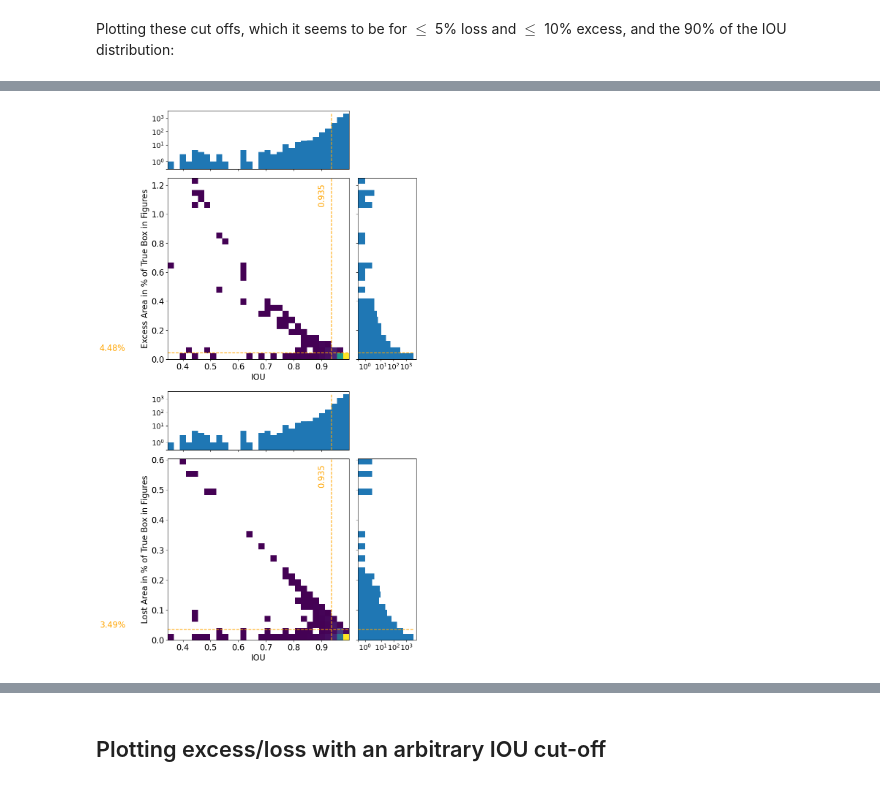
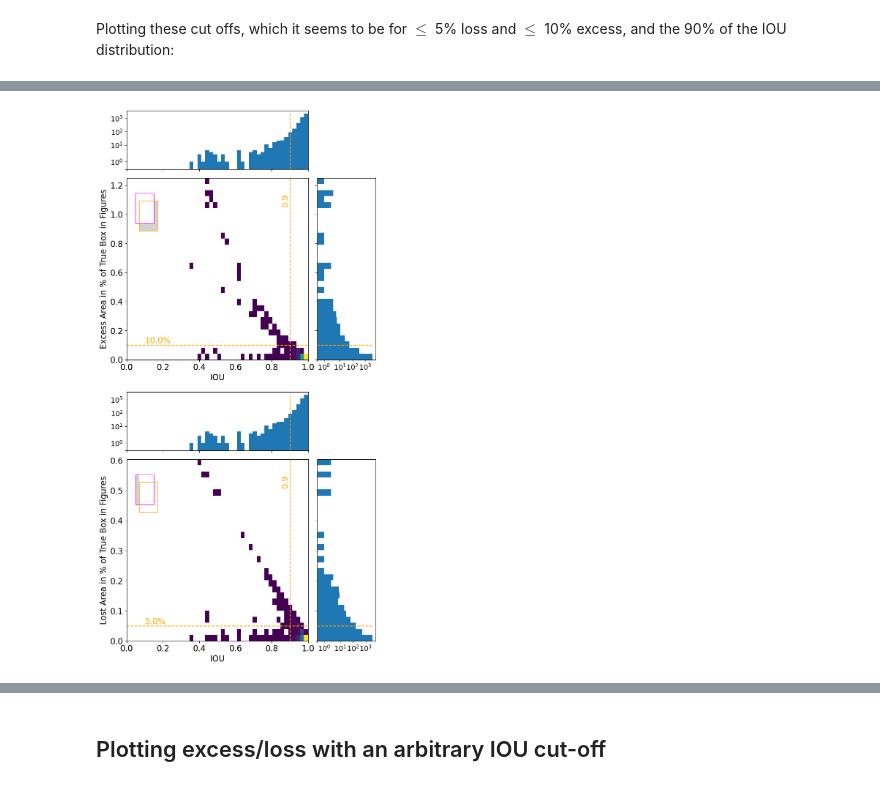
Before and after one commit to ReadingTimeMachine/digitization_at_high_localization, a Jupyter notebook: iou_vs_metrics_of_interest.ipynb, the cells around one changed output, grey strips where cells are left out. Cells and saved outputs as stored; diff of their text form; code cells hidden in the pictures.

Commit message:
plotting

```diff
--- a/iou_vs_metrics_of_interest.ipynb
+++ b/iou_vs_metrics_of_interest.ipynb
@@ -14,7 +14,7 @@ weightsFile = 'training_1model12_tfrec_model_l0.019131713.h5'
 #use_training = False
 #use_valid = True
 
-save_fig_name = '/Users/jnaiman/Dropbox/wwt_image_extraction/FigureLocalization/paper2/figures/iou_dist_figures.png'
+save_fig_name_base = '/Users/jnaiman/Dropbox/wwt_image_extraction/FigureLocalization/paper2/figures/iou_dist_'
 # %%
 import pickle
 import numpy as np
@@ -439,7 +449,6 @@ for i in range(nPlots):
 
 
 
-
 xs = []; ys = []; ytits = []
 #excess figs
 mask = excess_figs > -1
@@ -457,29 +466,44 @@ xs.append(x.copy()); ys.append(y.copy()); ytits.append('Excess Area in % of True
 mask = loss_caps > -1
 x = ious_caps[mask]; y = loss_caps[mask]
 xs.append(x.copy()); ys.append(y.copy()); ytits.append('Lost Area in % of True Box in Figure Captions')
+type_plot = ['excess','loss','excess','loss']
 
-# calcs
-xps=[]; yps=[]
-for x,y, in zip(xs,ys):
-    yp = np.percentile(y,percent_out)
-    xp = np.percentile(x,100-percent_out)
-    xps.append(xp); yps.append(yp)
+# # calcs
+# xps=[]; yps=[]
+# for x,y, in zip(xs,ys):
+#     yp = np.percentile(y,percent_out)
+#     xp = np.percentile(x,100-percent_out)
+#     xps.append(xp); yps.append(yp)
+
+# fig excess, fig loss, cap excess, cap loss
+yps = [0.10, 0.05, 0.1, 0.05]
+# IOUs
+xps = [0.9, 0.9, 0.9, 0.9]
+
+w = 0.1; h = 0.2
+# xmin, ymin, w, h - true
+x1 = 0.05; y1 = 0.9; x2 = x1+w; y2 = y1+h
+ctrue = 'magenta'
+# xmin, ymin, w, h - found
+x1fh = 0.07; y1fh = 0.85; x2fh = x1fh+w; y2fh = y1fh+h
+cfound='orange'
+# scales
+bx1 = 0.0; bx2 = 1.0; by1 = 0.0; by2 = 1.2
 
 
-for x,y,axScatter,axHistx,axHisty,ytit in zip(xs,ys,axScatters,axHistxs,axHistys,ytits):
-    yp = np.percentile(y,percent_out)
-    xp = np.percentile(x,100-percent_out)
 
+for x,y,axScatter,axHistx,axHisty,ytit,xp,yp,tp in zip(xs,ys,axScatters,axHistxs,axHistys,ytits,xps,yps,type_plot):
     # the scatter plot:
     axScatter.hist2d(x,y, cmap='viridis',cmin=1, bins=nbins)
+    #axScatter.set_xlim((x.min(),x.max()))
+    axScatter.set_xlim((0,1))
+    axScatter.set_ylim((y.min(),y.max()))
+    axScatter.set_xlabel('IOU')
+    axScatter.set_ylabel(ytit)
     axScatter.plot([xp,xp],axScatter.get_ylim(),'--', color='orange')
     axScatter.plot(axScatter.get_xlim(),[yp,yp],'--', color='orange')
 
-    axScatter.set_xlim((x.min(),x.max()))
-    axScatter.set_ylim((y.min(),y.max()))
-    axScatter.set_xlabel('IOU')
-    axScatter.set_ylabel(ytit)
-
+    # where do x/y text live?
     axScatter.text(0.1,yp+0.01*(y.max()-y.min()), str(round(yp*100,2))+'%',color='orange')
     axScatter.text(xp-0.05, 0.85*(y.max()-y.min()), str(round(xp,3)),color='orange',rotation=90)
 
@@ -496,6 +520,56 @@ for x,y,axScatter,axHistx,axHisty,ytit in zip(xs,ys,axScatters,axHistxs,axHistys
 
     axHistx.set_yscale('symlog')
     axHisty.set_xscale('symlog') # note in this case its x-scale because flipped!
+
+    # draw boxes, rescale so same on all plots
+    # true
+    x1t = (x1-axScatter.get_xlim()[0])/(bx2-bx1)*(axScatter.get_xlim()[1]-axScatter.get_xlim()[0])
+    x2t = (x2-axScatter.get_xlim()[0])/(bx2-bx1)*(axScatter.get_xlim()[1]-axScatter.get_xlim()[0])
+    y1t = (y1-axScatter.get_ylim()[0])/(by2-by1)*(axScatter.get_ylim()[1]-axScatter.get_ylim()[0])
+    y2t = (y2-axScatter.get_ylim()[0])/(by2-by1)*(axScatter.get_ylim()[1]-axScatter.get_ylim()[0])
+    # true
+    x1f = (x1fh-axScatter.get_xlim()[0])/(bx2-bx1)*(axScatter.get_xlim()[1]-axScatter.get_xlim()[0])
+    x2f = (x2fh-axScatter.get_xlim()[0])/(bx2-bx1)*(axScatter.get_xlim()[1]-axScatter.get_xlim()[0])
+    y1f = (y1fh-axScatter.get_ylim()[0])/(by2-by1)*(axScatter.get_ylim()[1]-axScatter.get_ylim()[0])
+    y2f = (y2fh-axScatter.get_ylim()[0])/(by2-by1)*(axScatter.get_ylim()[1]-axScatter.get_ylim()[0])
+
+    # shade excess
+    if tp == 'excess':
+        # first
+        x1e = x1f; x2e = x2f
+        y1e = y1f; y2e = y1t
+        recte1 = pt.Rectangle((x1e, y1e), x2e - x1e, y2e - y1e, linewidth=0, edgecolor=None,
+                                 facecolor='lightgray')
+        axScatter.add_patch(recte1)
+        # second
+        x1e2 = x2t; x2e2 = x2f
+        y1e2 = y1f; y2e2 = y2f
+        recte2 = pt.Rectangle((x1e2, y1e2), x2e2 - x1e2, y2e2 - y1e2, linewidth=0, edgecolor=None,
+                                 facecolor='lightgray')
+        axScatter.add_patch(recte2)
+    else: #loss
+        # first
+        x1e = x1t; x2e = x1f
+        y1e = y1t; y2e = y2t
+        recte1 = pt.Rectangle((x1e, y1e), x2e - x1e, y2e - y1e, linewidth=0, edgecolor=None,
+                                 facecolor='lightgray')
+        axScatter.add_patch(recte1)
+        # second
+        x1e2 = x1f; x2e2 = x2t
+        y1e2 = y1f; y2e2 = y2f
+        recte2 = pt.Rectangle((x1e2, y1e2), x2e2 - x1e2, y2e2 - y1e2, linewidth=0, edgecolor=None,
+                                 facecolor='lightgray')
+        axScatter.add_patch(recte2)
+
+
+    # draw true/found boxes
+    rectt = pt.Rectangle((x1t, y1t), x2t - x1t, y2t - y1t, linewidth=1, edgecolor=ctrue,
+                             facecolor='none')
+    axScatter.add_patch(rectt)
+
+    rectf = pt.Rectangle((x1f, y1f), x2f - x1f, y2f - y1f, linewidth=1, edgecolor=cfound,
+                             facecolor='none')
+    axScatter.add_patch(rectf)
 
 
 
@@ -506,32 +580,32 @@ for axHistx in axHistxs:
     #axHisty.xaxis.set_minor_locator(plt.MaxNLocator(3))
 for axHisty in axHistys:
     axHisty.yaxis.set_major_formatter(nullfmt)
 
 
 fig.canvas.draw() # to get tick marks
 for axHisty in axHistys:
     # set no 0 for sym log
     yxticks = ['']
     for t in axHisty.get_xticklabels()[1:]:
         #print(t)
         yxticks.append(t.get_text())
     axHisty.set_xticks(axHisty.get_xticks().tolist())
     axHisty.set_xticklabels(yxticks)
     axHisty.tick_params(axis='both', which='both', labelsize=axes_labelsize)
 
 for axHistx in axHistxs:
     # set no 0 for sym log
     yxticks = ['']
     for t in axHistx.get_yticklabels()[1:]:
         yxticks.append(t.get_text())
     axHistx.set_yticks(axHistx.get_yticks().tolist())
     axHistx.set_yticklabels(yxticks)
     axHistx.tick_params(axis='both', which='both', labelsize=axes_labelsize)
 
 
 #fig.tight_layout()
-fig.savefig(save_fig_name)
+fig.savefig(save_fig_name_base + 'defined_figs.pdf')
 
 plt.show()
 # %% [output]
-[figure, old version]
+[figure, new version]
```
Also changed, not shown: parts of 8 cells of this notebook.
